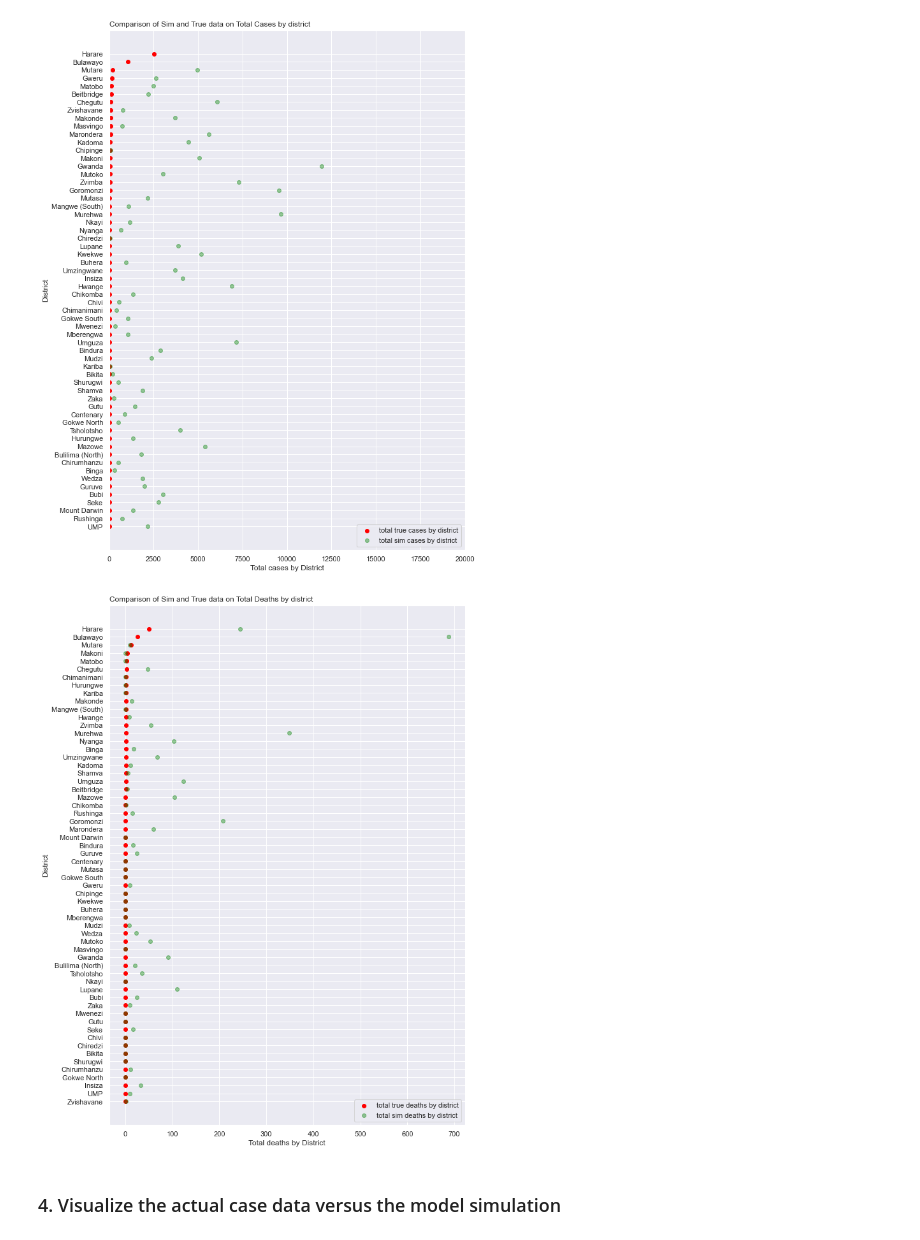
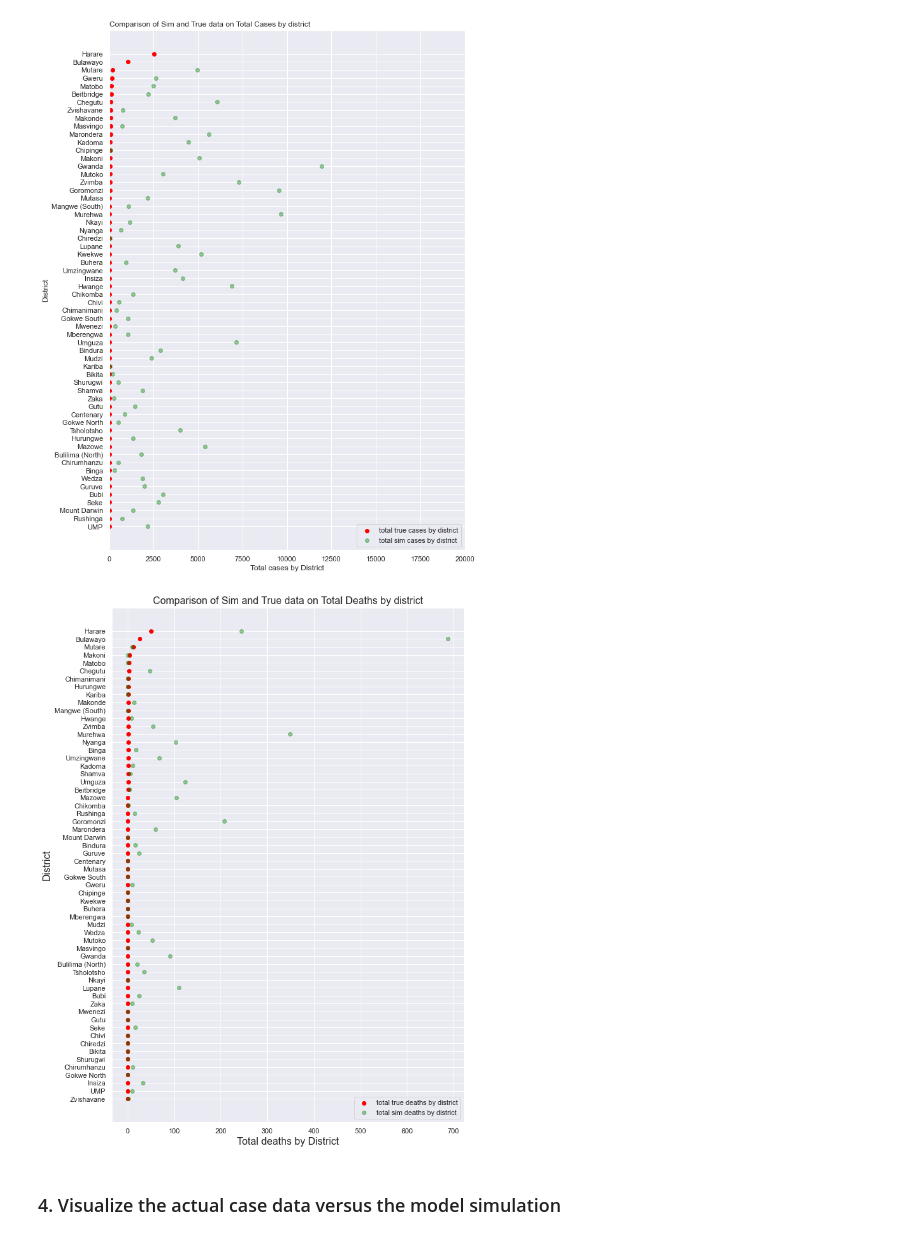
Before and after one commit to dime-worldbank/Disease-Modelling-SSA, a Jupyter notebook: notebooks/Comparisons_on_single_run_sa_v3.ipynb, the cells around one changed output. Saved outputs shown, nothing was run; the diff lists cells and outputs as text; code cells hidden in the pictures.

```diff
--- a/notebooks/Comparisons_on_single_run_sa_v3.ipynb
+++ b/notebooks/Comparisons_on_single_run_sa_v3.ipynb
@@ -20,12 +20,14 @@ from sklearn.linear_model import LinearRegression
 from glob import glob
 # %%
 from os.path import isfile, join
-#path = '/Users/sophieayling/Documents/GitHub/Disease-Modelling-SSA/data/output/'
-#path_raw = '/Users/sophieayling/Documents/GitHub/Disease-Modelling-SSA/data/raw/'
+path = '/Users/sophieayling/Documents/GitHub/Disease-Modelling-SSA/data/output/'
+path_raw = '/Users/sophieayling/Documents/GitHub/Disease-Modelling-SSA/data/raw/'
+path_output = '/Users/sophieayling/Documents/GitHub/Disease-Modelling-SSA/data/output/direct_output/'
 
-path = "/Users\wb488473\OneDrive - WBG\Documents\GitHub\Disease-Modelling-SSA\data\output/"
-path_raw = "/Users\wb488473\OneDrive - WBG\Documents\GitHub\Disease-Modelling-SSA\data\output/raw/"
-path_output = "/Users\wb488473\OneDrive - WBG\Documents\GitHub\Disease-Modelling-SSA\data\output/direct_output/"
+#below the paths for WB computer
+# path = "/Users\wb488473\OneDrive - WBG\Documents\GitHub\Disease-Modelling-SSA\data\output/"
+# path_raw = "/Users\wb488473\OneDrive - WBG\Documents\GitHub\Disease-Modelling-SSA\data\output/raw/"
+# path_output = "/Users\wb488473\OneDrive - WBG\Documents\GitHub\Disease-Modelling-SSA\data\output/direct_output/"
 # %% [markdown]
 COMPARE TO [this](https://ourworldindata.org/covid-deaths)
 # %% [markdown]
@@ -51,7 +53,7 @@ Please note that it is TAB DELIMITED - if your data is not, then you will need t
 # set my path when running the file from here
 
 # read and clean the data
-results_filename = (path_output+'larger_samples/exportMe_1017_180_016_50p.txt')
+results_filename = (path_output+'exportMe3324_016_180_5timescases.txt')
 output_filename = ('1017_180_016_50p')
 r_data = pd.read_csv(results_filename, sep='\t')
 r_data['districtId'] = [int(str(x).split('_')[1]) for x in r_data["myId"]] # she is renaming districtid myId
@@ -267,27 +287,27 @@ plt.savefig(path+'plots/district/box_plots/tot_cases_dists_sim_vs_true_exclHarar
 # %%
 # Reorder it following the values of the first value:
 ordered_df = dist_true_plus_sim.sort_values(by='true_deaths_by_dist')
 #ordered_df = dist_true_plus_sim[['districtId', 'true_cases_by_dist', 'sim_tot_cases_dist_med']]
 
 my_range=range(1,len(dist_true_plus_sim.index)+1)
 fig, ax = plt.subplots (figsize = (10, 15))
 
 # The horizontal plot is made using the hline function
 #plt.hlines(y=ordered_df['district_name_shpfile'], xmin=ordered_df['true_cases_by_dist'], xmax=ordered_df['sim_tot_cases_dist_med'], color='grey', alpha=0.4)
 plt.scatter(ordered_df['true_deaths_by_dist'], my_range, color='red', alpha=1, label='total true deaths by district')
 plt.scatter(ordered_df['sim_tot_deaths_dist'], my_range, color='green', alpha=0.4 , label='total sim deaths by district')
 plt.legend(loc='lower right')
 
 # Add title and axis names
 plt.yticks(my_range, ordered_df['district_name_shpfile'])
-plt.title("Comparison of Sim and True data on Total Deaths by district", loc='left')
-plt.xlabel('Total deaths by District')
-plt.ylabel('District')
+plt.title("Comparison of Sim and True data on Total Deaths by district", loc='center', size = 16)
+plt.xlabel('Total deaths by District', size = 16)
+plt.ylabel('District', size = 16)
 
 # Show the graph
 plt.savefig(path+'plots/district/box_plots/tot_deaths_dists_sim_vs_true.png')
 # %% [output]
-[figure, old version]
+[figure, new version]
 # %% [markdown]
 ### 4. Visualize the actual case data versus the model simulation
 # %%
```
Also changed, not shown: parts of 17 cells of this notebook, 6 other files.
